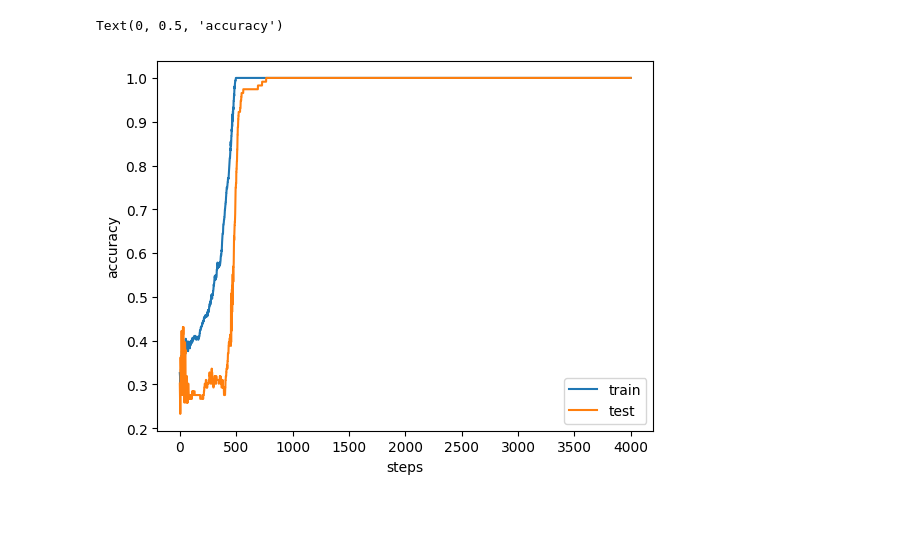
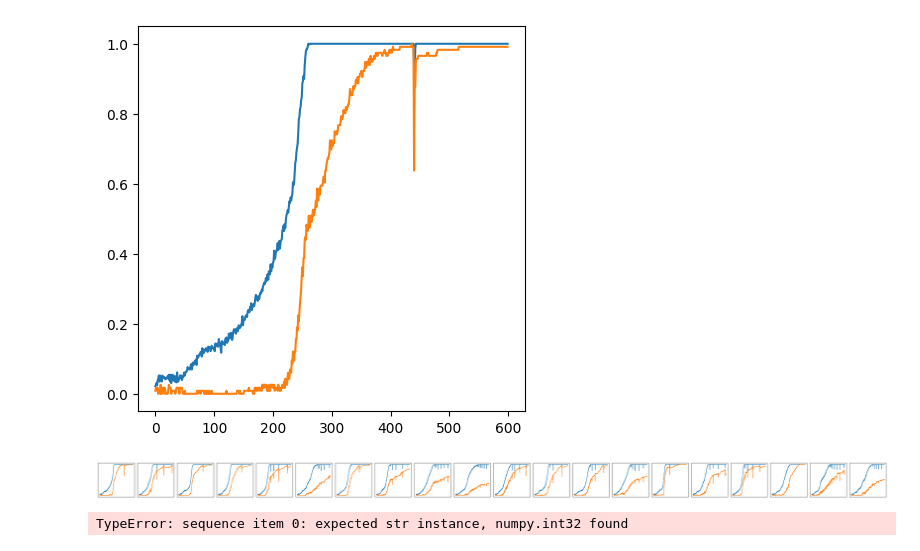
Before and after one commit to maxwellmg/grow-crystals-distance-experiments, a Jupyter notebook: notebooks/permutation_group.ipynb, the cells around one changed output. Saved outputs shown, nothing was run; the diff lists cells and outputs as text; code cells hidden in the pictures; blank space fills up the shorter version.

Commit message:
Transformer and MLP experiments for permutation groups

```diff
--- a/notebooks/permutation_group.ipynb
+++ b/notebooks/permutation_group.ipynb
@@ -60,11 +47,0 @@ else:
-# %%
-perms = list(itertools.permutations(range(p)))
-# perms_list = np.array([sum(math.pow(10, i) * num for i, num in enumerate(reversed(tup))) for tup in perms]).astype(int)
-num_perms = len(perms)
-
-idx = torch.arange(num_perms)
-
-data_id = np.array([perms[int(i)],perms[int(j)]] for i, j in torch.cartesian_prod(idx, idx)) # to maintain tuples
-# %%
-for i, j in torch.cartesian_prod(idx, idx):
-    print(i,j)
@@ -257,11 +47,0 @@ step = 3800 | total loss: 1.16e-02 | train loss: 3.52e-04 | test loss 3.34e-03 |
-# %%
-import matplotlib.pyplot as plt
-
-plt.plot(train_accs)
-plt.plot(test_accs)
-plt.legend(['train', 'test'])
-plt.xlabel('steps')
-plt.ylabel('accuracy')
-# %% [output]
-Text(0, 0.5, 'accuracy')
-[figure, removed]
@@ -275,0 +93,13 @@ embd_t = pca.fit_transform(X)
+# %%
+seed_list = [0,52,105,157,210,263,315,368,421,473,526,578,631,684,736,789,842,894,947,1000]
+n=len(seed_list)
+mode='hs1'
+mlp_list, train_details = MLP_runs(seed_list, mode, batch_size=4, lr=0.001)
+# %%
+fig,axes = plt.subplots(n,1,figsize=(5, 5*n))
+axes.plot(train_details[0]['train_accuracies'], label='train')
+axes.plot(train_details[0]['test_accuracies'], label='test')
+
+plt.show()
+# %% [output]
+[figure, added]
@@ -275,0 +108,12 @@ embd_t = pca.fit_transform(X)
+# %%
+fig,axes = plt.subplots(1,n,figsize=(2*n,2))
+
+for i, ax in enumerate(axes):
+    ax.plot(train_details[i]['train_accuracies'], label='train')
+    ax.plot(train_details[i]['test_accuracies'], label='test')
+    ax.xaxis.set_major_locator(ticker.NullLocator())
+    ax.yaxis.set_major_locator(ticker.NullLocator())
+plt.tight_layout()
+plt.show()
+# %% [output]
+[figure, added]
@@ -275,0 +158,4 @@ embd_t = pca.fit_transform(X)
+# %%
+"".join(np.array((1,2,3)))
+# %% [output]
+TypeError: sequence item 0: expected str instance, numpy.int32 found
```
Also changed, not shown: parts of 33 cells of this notebook, 3 other files.
